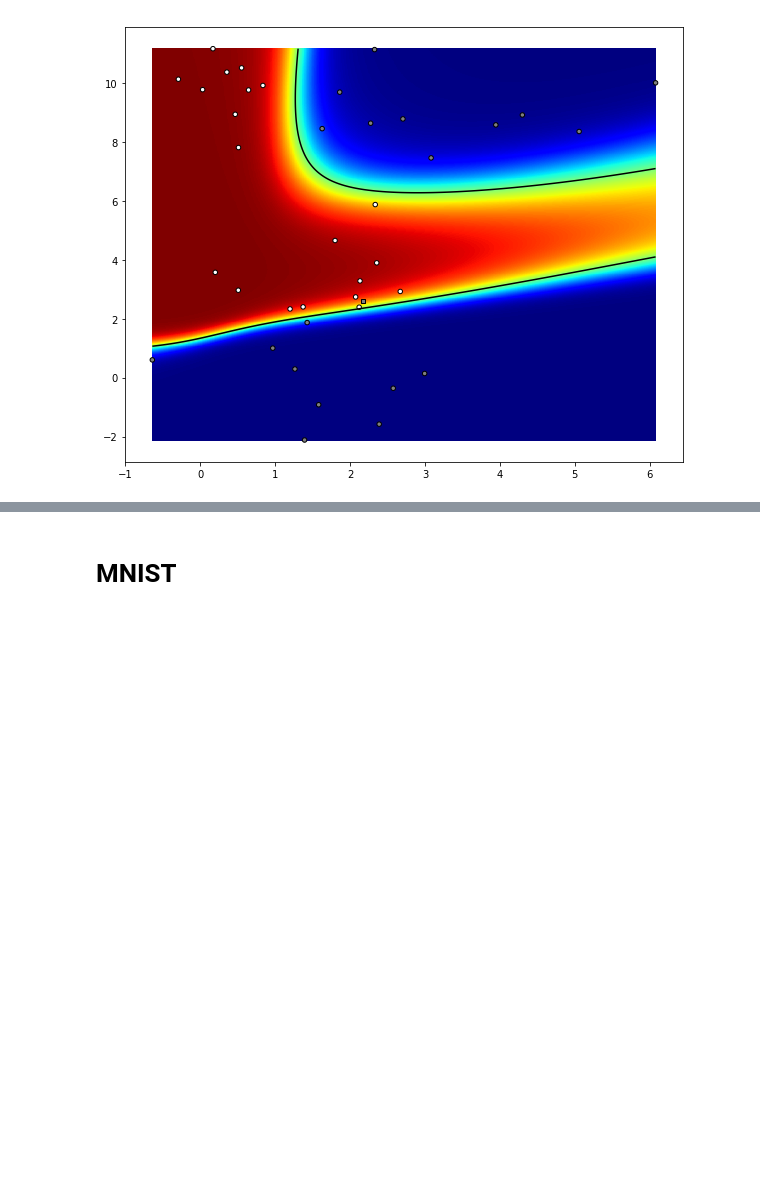
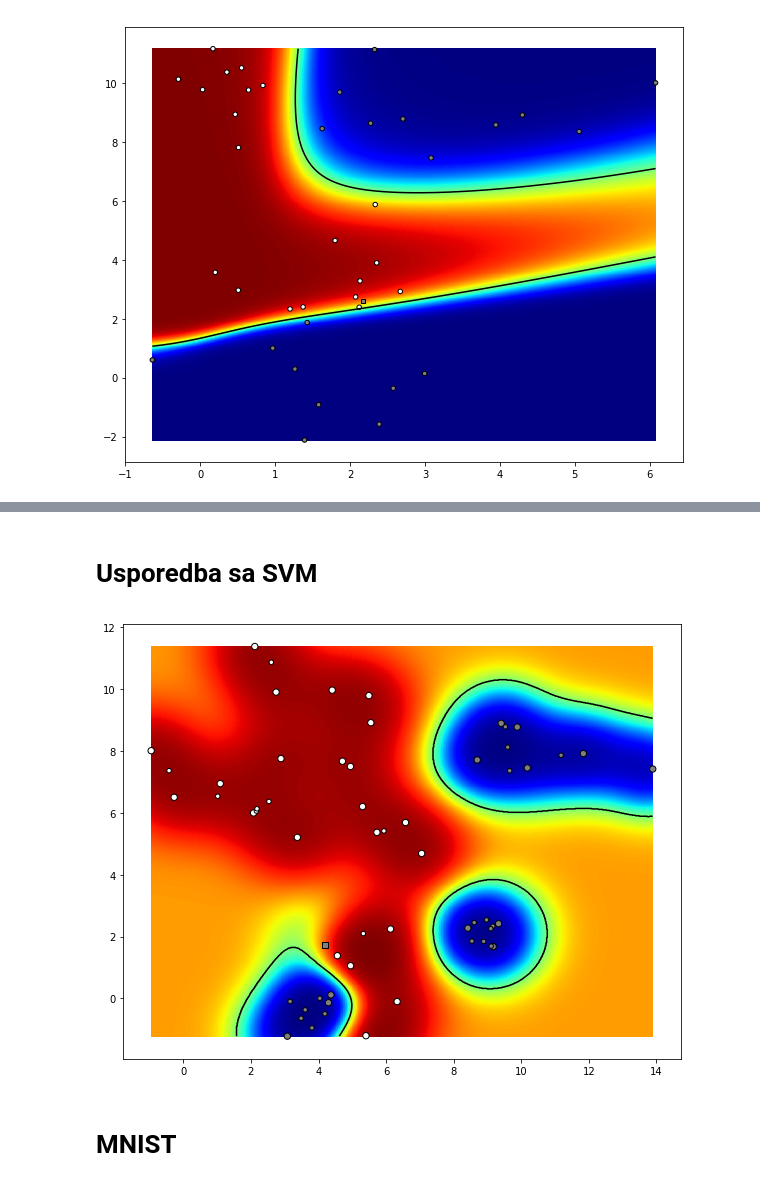
Before and after one commit to MatijaMaric/deep-learning-lab, a Jupyter notebook: lab01/Lab01.ipynb, the cells around one changed output, grey strips where cells are left out. Cells and saved outputs as stored; diff of their text form; code cells hidden in the pictures; blank space fills up the shorter version.

```diff
--- a/lab01/Lab01.ipynb
+++ b/lab01/Lab01.ipynb
@@ -219,3 +219,24 @@ plt.show()
+# %% [markdown]
+# Usporedba sa SVM
+# %%
+np.random.seed(100)
+
+X, Y_ = data.sample_gmm_2d(6, 2, 10)
+
+clf = ksvm_wrap.KSVMWrap(X, Y_)
+
+dec_fun = lambda X: clf.get_scores(X)[:, 1]
+probs = clf.get_scores(X)
+Y = probs.argmax(axis=1)
+
+figure(figsize=(10,8))
+rect = (np.min(X, axis=0), np.max(X, axis=0))
+data.graph_surface(dec_fun, rect)
+data.graph_data(X, Y_, Y, special=clf.support())
+
+plt.show()
+# %% [output]
+[figure, added]
 # %% [markdown]
 # MNIST
 # %%
```
Also changed, not shown: parts of 1 cell of this notebook, 15 other files.
